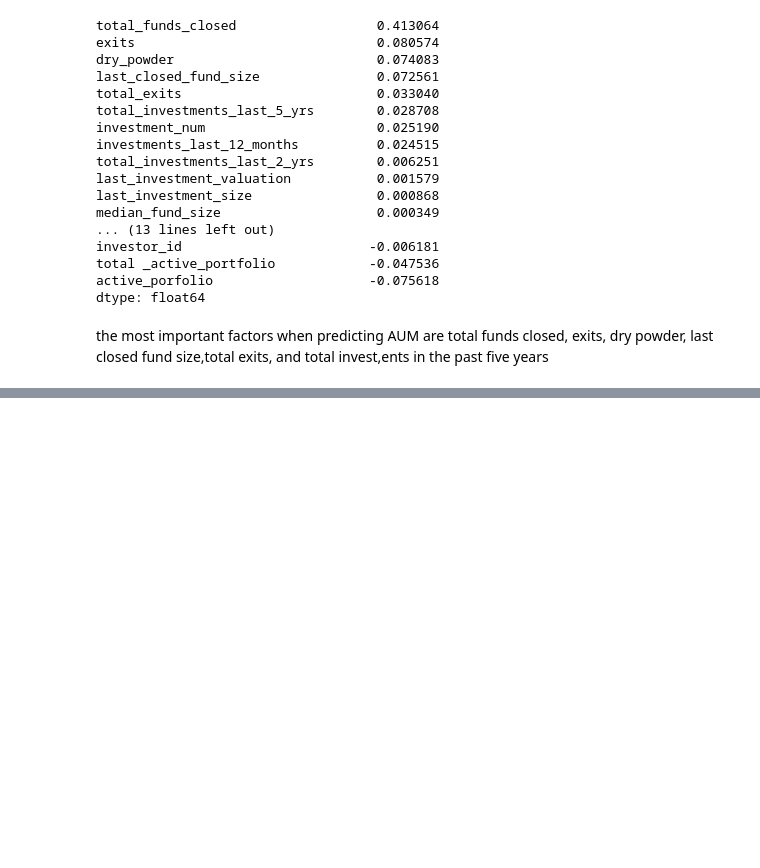
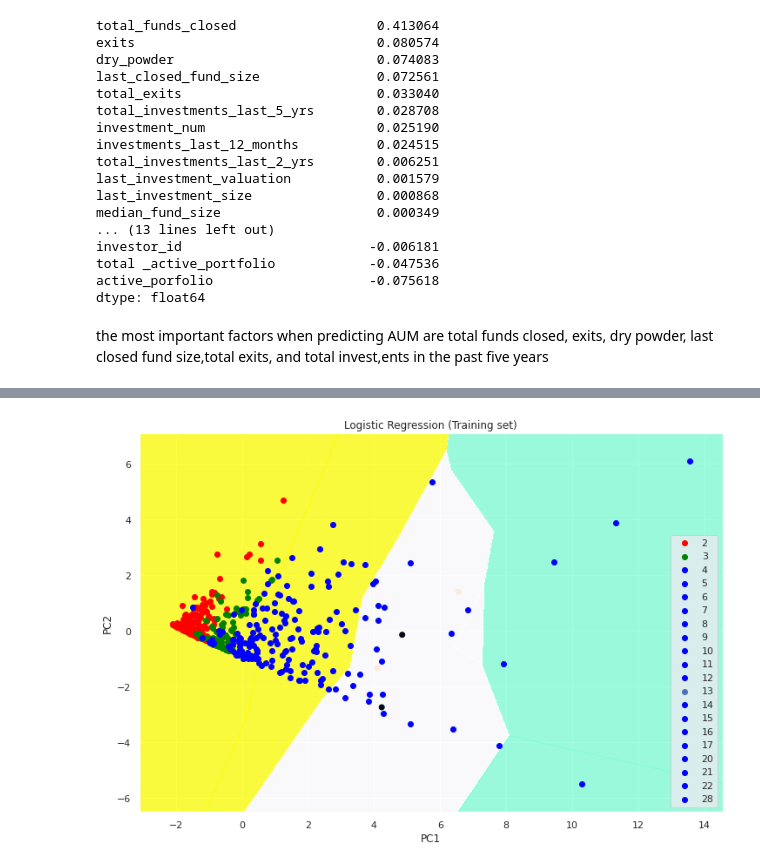
Before and after one commit to anjanaiyer/svb_practicum, a Jupyter notebook: SVB_practicum_pb_reg.ipynb, the cells around one changed output, grey strips where cells are left out. Saved outputs shown, nothing was run; the diff lists cells and outputs as text; code cells hidden in the pictures; blank space fills up the shorter version.

```diff
--- a/SVB_practicum_pb_reg.ipynb
+++ b/SVB_practicum_pb_reg.ipynb
@@ -191,0 +344,17 @@ the most important factors when predicting AUM are total funds closed, exits, dr
+# %%
+# Applying PCA function on training
+# and testing set of X component
+from sklearn.decomposition import PCA
+
+pca = PCA(n_components = 2)
+
+Xlp_train = pca.fit_transform(Xlp_train)
+Xlp_test = pca.transform(Xlp_test)
+
+explained_variance = pca.explained_variance_ratio_
+# %%
+# Fitting Logistic Regression To the training set
+from sklearn.linear_model import LogisticRegression
+
+classifier = LogisticRegression(random_state = 0)
+classifier.fit(Xlp_train, ylp_train)
@@ -191,0 +380,31 @@ the most important factors when predicting AUM are total funds closed, exits, dr
+# %%
+
+# Predicting the training set
+# result through scatter plot
+from matplotlib.colors import ListedColormap
+
+Xlp_set, ylp_set = Xlp_train, ylp_train
+X1, X2 = np.meshgrid(np.arange(start = Xlp_set[:, 0].min() - 1,
+                     stop = Xlp_set[:, 0].max() + 1, step = 0.01),
+                     np.arange(start = Xlp_set[:, 1].min() - 1,
+                     stop = Xlp_set[:, 1].max() + 1, step = 0.01))
+
+plt.contourf(X1, X2, classifier.predict(np.array([X1.ravel(),
+             X2.ravel()]).T).reshape(X1.shape), alpha = 0.75,
+             cmap = ListedColormap(('yellow', 'white', 'aquamarine')))
+
+plt.xlim(X1.min(), X1.max())
+plt.ylim(X2.min(), X2.max())
+
+for i, j in enumerate(np.unique(ylp_set)):
+    plt.scatter(Xlp_set[ylp_set == j, 0], Xlp_set[ylp_set == j, 1],
+                c = ListedColormap(('red', 'green', 'blue'))(i), label = j)
+
+plt.title('Logistic Regression (Training set)')
+plt.xlabel('PC1') # for Xlabel
+plt.ylabel('PC2') # for Ylabel
+plt.legend() # to show legend
+
+# show scatter plot
+plt.show()
+# %% [output]
@@ -191,0 +430 @@ the most important factors when predicting AUM are total funds closed, exits, dr
+[figure, added]
```
Also changed, not shown: parts of 17 cells of this notebook.
